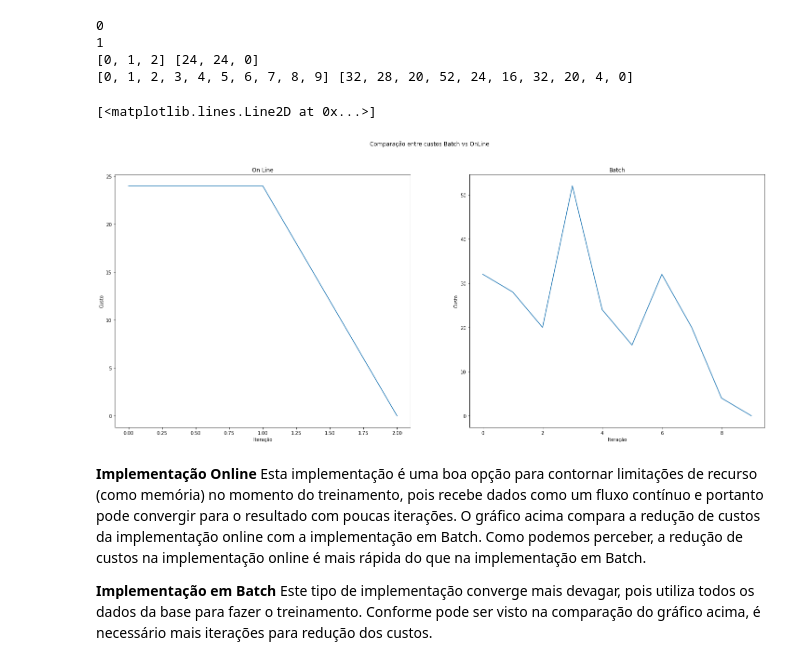
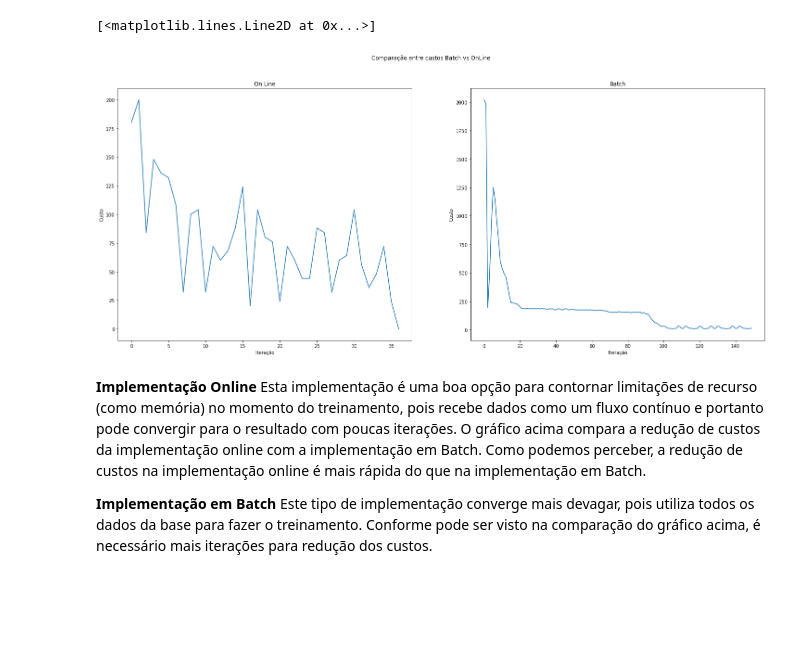
Before and after one commit to herbert1703/RN, a Jupyter notebook: Exercício 1 - RN.ipynb, the cells around one changed output. Cells and saved outputs as stored; diff of their text form; code cells hidden in the pictures; blank space fills up the shorter version.

```diff
--- a/Exercício 1 - RN.ipynb
+++ b/Exercício 1 - RN.ipynb
@@ -7,21 +7,19 @@ def criadataset(n = 20):
     y = np.array(X[:,0] > X[:,1],dtype=int)*2-1
     return X,y
 # %%
-Xtr,ytr = criadataset(20)
+Xtr,ytr = criadataset(1000)
 # %%
 from sklearn.base import BaseEstimator,ClassifierMixin
 # %%
 import random
 
 class Perceptron(BaseEstimator,ClassifierMixin):
-    def __init__(self,max_iter=100):
+    def __init__(self,max_iter=150):
         self.w = None
         self.activation = lambda a: (a > 0) * 2-1
         self.max_iter = max_iter
         self.custoonline = []
-        self.iteronline = []
         self.custobatch = []
-        self.iterbatch = []
 
     def predict(self,X,y=None):
         a = X @ self.w
@@ -35,21 +33,21 @@ class Perceptron(BaseEstimator,ClassifierMixin):
         #forma online de encontrar os erros
         for j in range(self.max_iter):
             any_error = False
-            erros = []
+            custos = []
             for i in sorted(indexes,key=lambda k: random.random()):
                 x = X[i,:]
                 ypred = self.predict(x)
                 erro = y[i]-ypred
-                erros.append(erro)
+                custos.append(erro**2)
                 if erro != 0:
                     any_error = True
                 self.w+=erro * x
-            custo = sum(np.array(erros) ** 2)
+            custo = sum(np.array(custos))
             self.custoonline.append(custo)
-            self.iteronline.append(j)
+            #print(custo)
             if not any_error:
                 break
-            print(j)
+            #print(j)
 
     def fitbatch(self,X,y):
         self.w = np.random.uniform(-1,1,size=X.shape[1])
@@ -61,37 +59,33 @@ class Perceptron(BaseEstimator,ClassifierMixin):
             erros = y - ypred
             custo = sum(erros ** 2)
             self.custobatch.append(custo)
-            self.iterbatch.append(j)
             if custo == 0:
                 break
             self.w += X.T @ erros
 # %%
 fig, (ax1, ax2) = plt.subplots(1, 2)
 fig.set_size_inches(25, 10)
 fig.suptitle('Comparação entre custos Batch vs OnLine')
 #Verificando redução de custo na implementação on-line
 perceptron = Perceptron()
 perceptron.fit(Xtr,ytr)
-print(perceptron.iteronline,perceptron.custoonline)
+#print(np.arange(0, len(perceptron.custoonline),1),perceptron.custoonline)
 ax1.title.set_text('On Line')
 ax1.set_xlabel('Iteração')
 ax1.set_ylabel('Custo')
-ax1.plot(perceptron.iteronline,perceptron.custoonline)
+ax1.plot(np.arange(0, len(perceptron.custoonline),1),perceptron.custoonline)
+#np.arange(0, len(perceptron.custoonline),1)
 #Verificando redução de custo na implementação em Batch
 perceptron = Perceptron()
 perceptron.fitbatch(Xtr,ytr)
-print(perceptron.iterbatch,perceptron.custobatch)
+#print(np.arange(0, len(perceptron.custobatch),1),perceptron.custobatch)
 ax2.title.set_text('Batch')
 ax2.set_xlabel('Iteração')
 ax2.set_ylabel('Custo')
-ax2.plot(perceptron.iterbatch,perceptron.custobatch)
+ax2.plot(np.arange(0, len(perceptron.custobatch),1),perceptron.custobatch)
 # %% [output]
-0
-1
-[0, 1, 2] [24, 24, 0]
-[0, 1, 2, 3, 4, 5, 6, 7, 8, 9] [32, 28, 20, 52, 24, 16, 32, 20, 4, 0]
+[<matplotlib.lines.Line2D at 0x...>]
-[<matplotlib.lines.Line2D at 0x...>]
-[figure, old version]
+[figure, new version]
 # %% [markdown]
 **Implementação Online**
 Esta implementação é uma boa opção para contornar limitações de recurso (como memória) no momento do treinamento, pois recebe dados como um fluxo contínuo e portanto pode convergir para o resultado com poucas iterações. O gráfico acima compara a redução de custos da implementação online com a implementação em Batch. Como podemos perceber, a redução de custos na implementação online é mais rápida do que na implementação em Batch.
```
